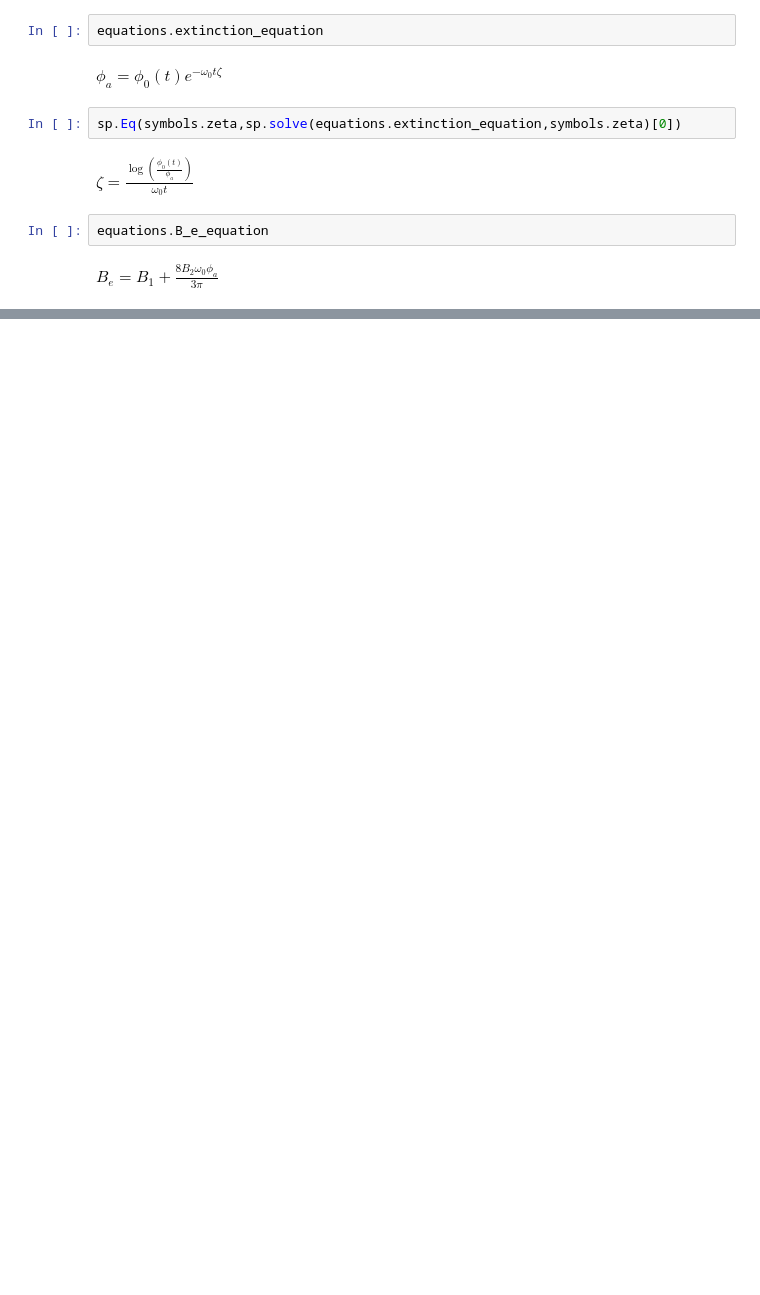
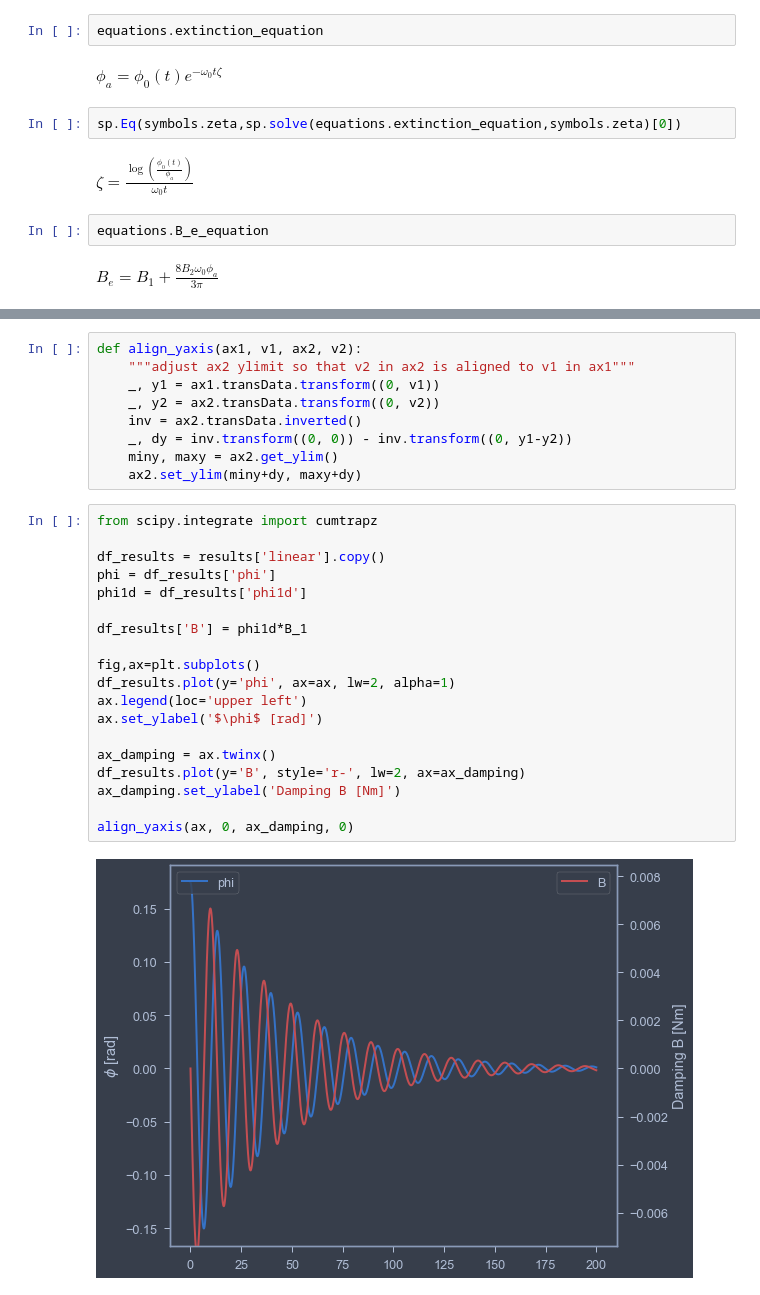
Before and after one commit to martinlarsalbert/Prediction-of-roll-motion-using-fully-nonlinear-potential-flow-and-Ikedas-method, a Jupyter notebook: notebooks/02.2_ikeda_Be_assumption.ipynb, the cells around one changed output, grey strips where cells are left out. Cells and saved outputs as stored; diff of their text form; blank space fills up the shorter version.

```diff
--- a/notebooks/02.2_ikeda_Be_assumption.ipynb
+++ b/notebooks/02.2_ikeda_Be_assumption.ipynb
@@ -282,0 +279,30 @@ amplitudes
+# %%
+def align_yaxis(ax1, v1, ax2, v2):
+    """adjust ax2 ylimit so that v2 in ax2 is aligned to v1 in ax1"""
+    _, y1 = ax1.transData.transform((0, v1))
+    _, y2 = ax2.transData.transform((0, v2))
+    inv = ax2.transData.inverted()
+    _, dy = inv.transform((0, 0)) - inv.transform((0, y1-y2))
+    miny, maxy = ax2.get_ylim()
+    ax2.set_ylim(miny+dy, maxy+dy)
+# %%
+from scipy.integrate import cumtrapz
+
+df_results = results['linear'].copy()
+phi = df_results['phi']
+phi1d = df_results['phi1d']
+
+df_results['B'] = phi1d*B_1
+
+fig,ax=plt.subplots()
+df_results.plot(y='phi', ax=ax, lw=2, alpha=1)
+ax.legend(loc='upper left')
+ax.set_ylabel('$\phi$ [rad]')
+
+ax_damping = ax.twinx()
+df_results.plot(y='B', style='r-', lw=2, ax=ax_damping)
+ax_damping.set_ylabel('Damping B [Nm]')
+
+align_yaxis(ax, 0, ax_damping, 0)
+# %% [output]
+[figure, added]
```
Also changed, not shown: parts of 35 cells of this notebook, 1 other file.
